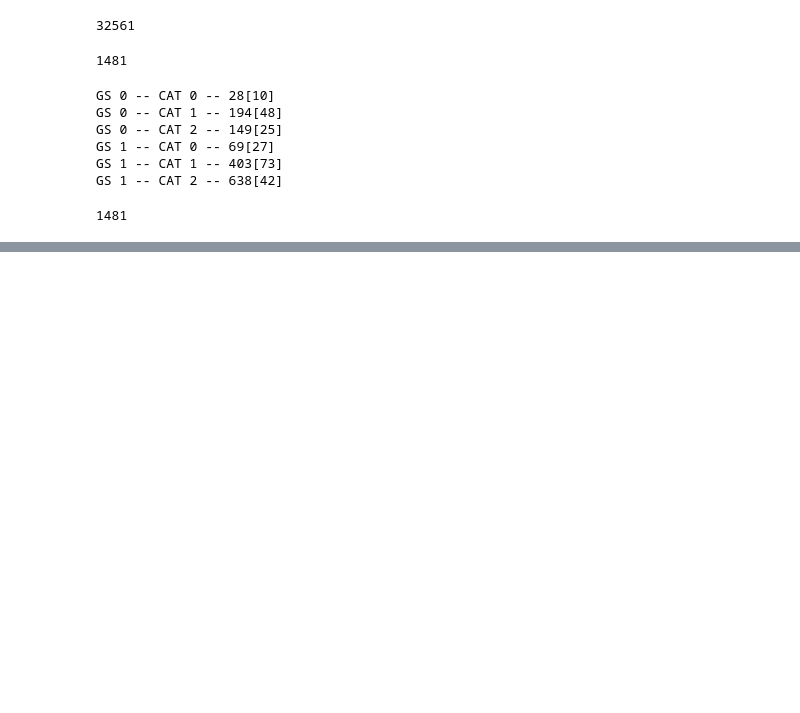
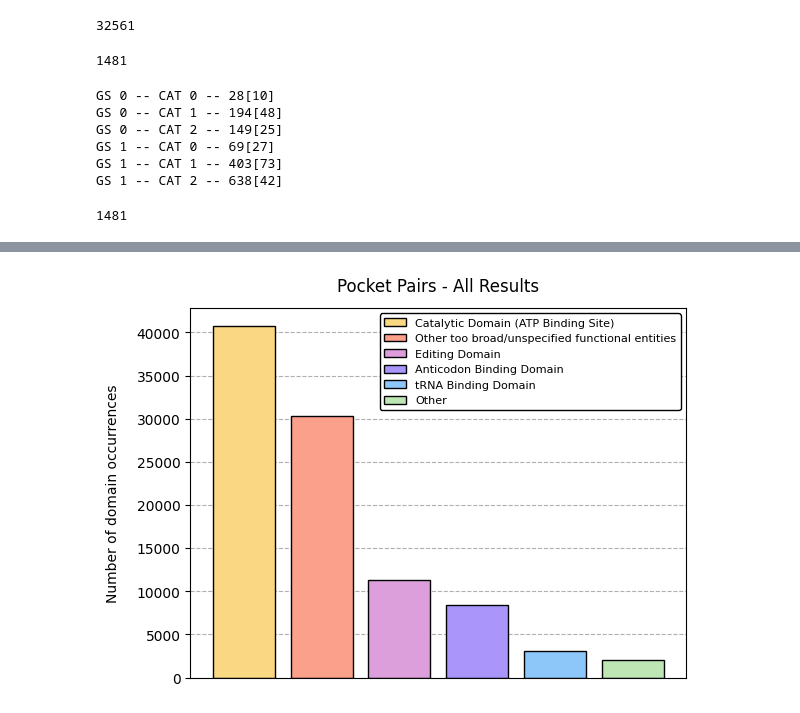
Before and after one commit to ersilia-os/mtb-targeted-protein-degradation, a Jupyter notebook: notebooks/17b_Protein_prioritization_pairs.ipynb, the cells around one changed output, grey strips where cells are left out. Cells and saved outputs as stored; diff of their text form; code cells hidden in the pictures; blank space fills up the shorter version.

```diff
--- a/notebooks/17b_Protein_prioritization_pairs.ipynb
+++ b/notebooks/17b_Protein_prioritization_pairs.ipynb
@@ -390,20 +381,22 @@ ERSILIA_COLORS = ['#50285A', '#FAD782', '#FAA08B', '#DC9FDC', '#AA96FA', '#8DC7F
 # %%
 ### ALL RESULTS ###
 # %%
-interpro_domains = ALL_RESULTS_TRIPLETS['interpro_pocket1'].tolist() + ALL_RESULTS_TRIPLETS['interpro_pocket2'].tolist() + ALL_RESULTS_TRIPLETS['interpro_pocket3'].tolist()
+interpro_domains = ALL_RESULTS_PAIRS['InterPro-Pocket1'].tolist() + ALL_RESULTS_PAIRS['InterPro-Pocket2'].tolist()
 interpro_domains = [j for i in interpro_domains for j in i.split(";") if j != ""]
 interpro_domains = Counter(interpro_domains)
 
 domains = sorted(interpro_domains, key = lambda x: interpro_domains[x], reverse=True)
 for c1, domain in enumerate(domains):
     plt.bar(c1, interpro_domains[domain], color=ERSILIA_COLORS[c1], edgecolor='black', linewidth=1, zorder=2, label=domain)
 
-plt.title("Pocket Triplets - All Results", pad=12)
+plt.title("Pocket Pairs - All Results", pad=12)
 plt.ylabel('Number of domain occurrences', labelpad=12)
 plt.xticks([])
 plt.grid(linestyle='--')
 plt.legend(loc='upper right', framealpha=1, edgecolor='k', prop={'size': 8})
 plt.show()
+# %% [output]
+[figure, added]
 # %%
 ### POCKETVEC < 0.17 ###
 # %%
```
Also changed, not shown: parts of 13 cells of this notebook.
